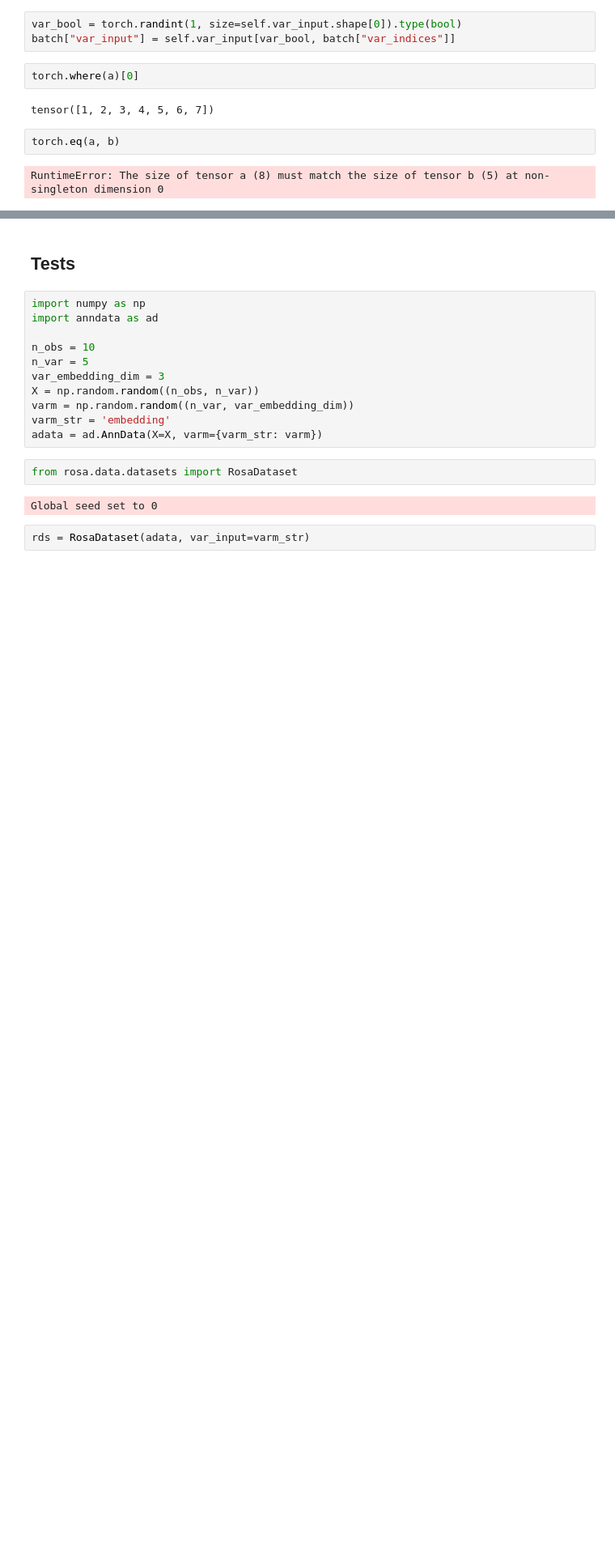
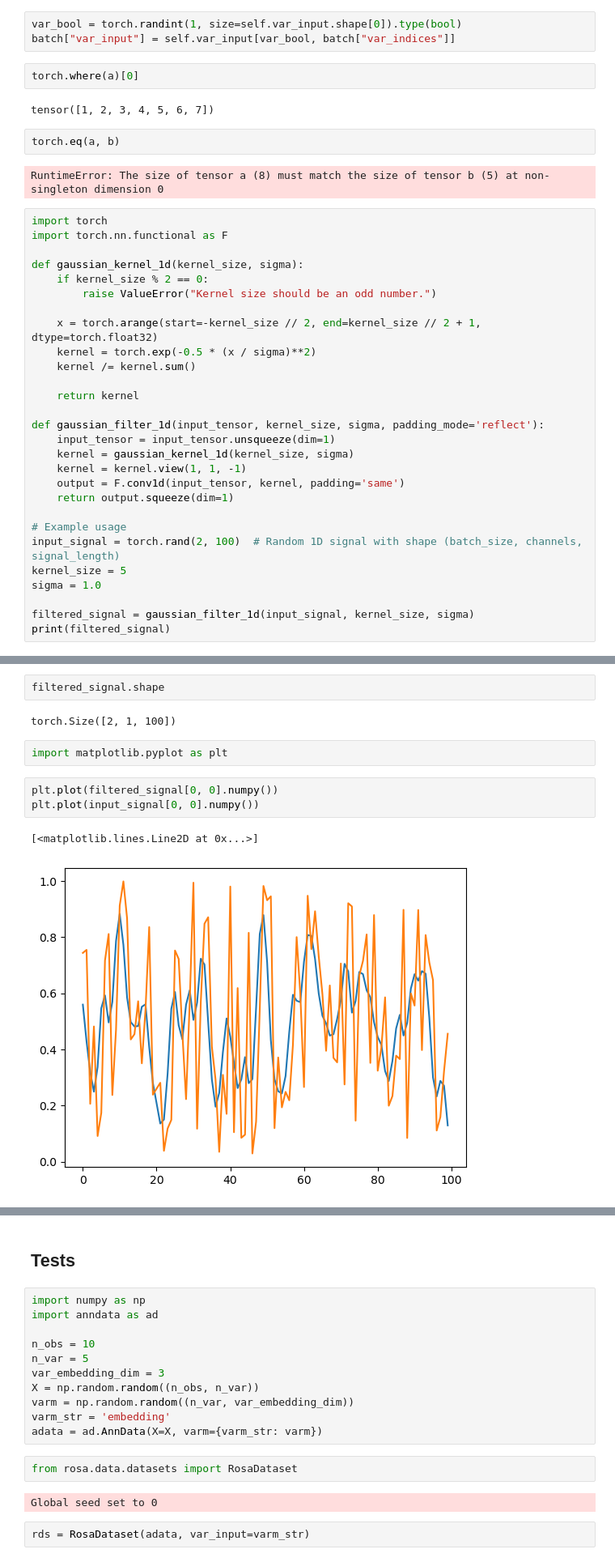
Before and after one commit to sofroniewn/rosa, a Jupyter notebook: notebooks/playground.ipynb, the cells around one changed output, grey strips where cells are left out. Shown at 81% size. Cells and saved outputs as stored; diff of their text form; blank space fills up the shorter version.

```diff
--- a/notebooks/playground.ipynb
+++ b/notebooks/playground.ipynb
@@ -228,3 +228,31 @@ tensor([1, 2, 3, 4, 5, 6, 7])
 torch.eq(a, b)
 # %% [output]
 RuntimeError: The size of tensor a (8) must match the size of tensor b (5) at non-singleton dimension 0
+# %%
+import torch
+import torch.nn.functional as F
+
+def gaussian_kernel_1d(kernel_size, sigma):
+    if kernel_size % 2 == 0:
+        raise ValueError("Kernel size should be an odd number.")
+
+    x = torch.arange(start=-kernel_size // 2, end=kernel_size // 2 + 1, dtype=torch.float32)
+    kernel = torch.exp(-0.5 * (x / sigma)**2)
+    kernel /= kernel.sum()
+
+    return kernel
+
+def gaussian_filter_1d(input_tensor, kernel_size, sigma, padding_mode='reflect'):
+    input_tensor = input_tensor.unsqueeze(dim=1)
+    kernel = gaussian_kernel_1d(kernel_size, sigma)
+    kernel = kernel.view(1, 1, -1)
+    output = F.conv1d(input_tensor, kernel, padding='same')
+    return output.squeeze(dim=1)
+
+# Example usage
+input_signal = torch.rand(2, 100)  # Random 1D signal with shape (batch_size, channels, signal_length)
+kernel_size = 5
+sigma = 1.0
+
+filtered_signal = gaussian_filter_1d(input_signal, kernel_size, sigma)
+print(filtered_signal)
@@ -230,0 +277,12 @@ RuntimeError: The size of tensor a (8) must match the size of tensor b (5) at no
+# %%
+filtered_signal.shape
+# %% [output]
+torch.Size([2, 1, 100])
+# %%
+import matplotlib.pyplot as plt
+# %%
+plt.plot(filtered_signal[0, 0].numpy())
+plt.plot(input_signal[0, 0].numpy())
+# %% [output]
+[<matplotlib.lines.Line2D at 0x...>]
+[figure, added]
```
Also changed, not shown: parts of 2 cells of this notebook, 6 other files.
